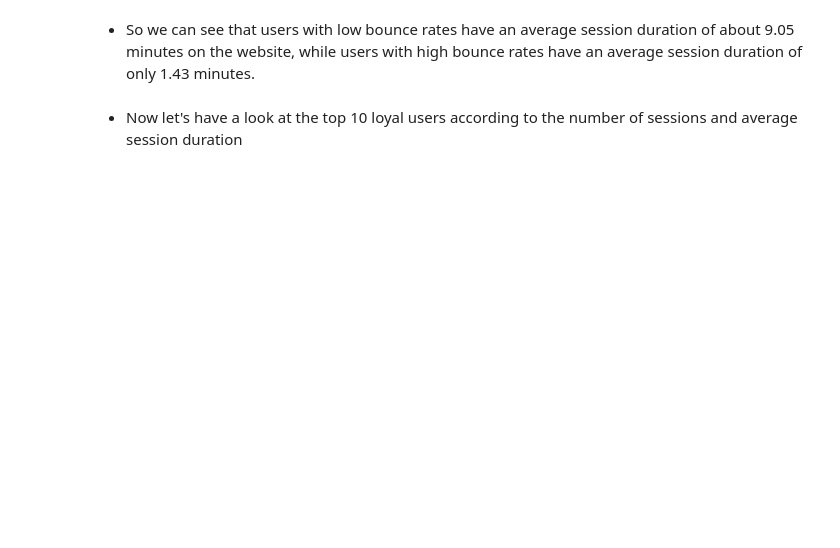
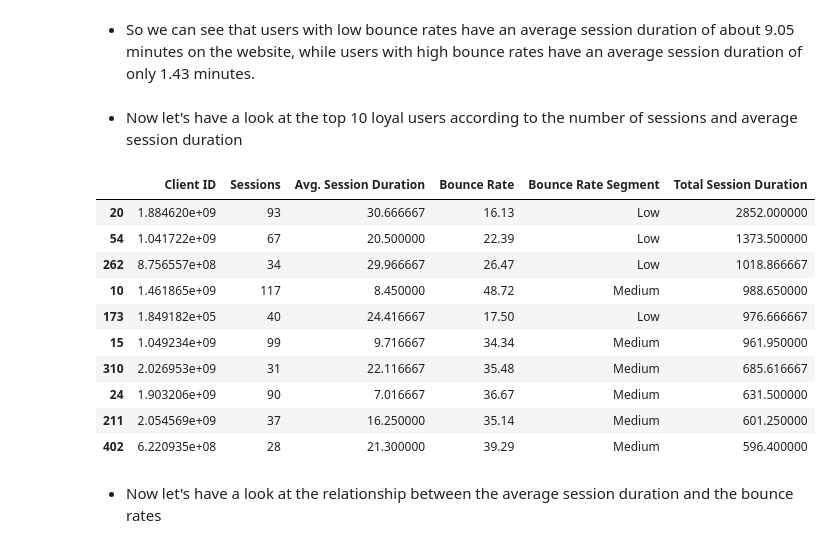
Before and after one commit to NebeyouMusie/Data-Science-Projects, a Jupyter notebook: Data Analytics/User Engagement Analysis/bounce-rate.ipynb, the cells around one changed output. Drawn from its saved outputs; the diff is of its cells as text; code cells hidden in the pictures; blank space fills up the shorter version.

```diff
--- a/Data Analytics/User Engagement Analysis/bounce-rate.ipynb
+++ b/Data Analytics/User Engagement Analysis/bounce-rate.ipynb
@@ -176,3 +176,26 @@ The default of observed=False is deprecated and will be changed to True in a fut
 - So we can see that users with low bounce rates have an average session duration of about 9.05 minutes on the website, while users with high bounce rates have an average session duration of only 1.43 minutes.
 # %% [markdown]
 - Now let's have a look at the top 10 loyal users according to the number of sessions and average session duration
+# %%
+# Calculate the total session duration for each client
+data['Total Session Duration'] = data['Sessions'] * data['Avg. Session Duration']
+
+# Sort the DataFrame bby the total session duration in descending order
+df_sorted = data.sort_values('Total Session Duration', ascending=False)
+
+# The top 10 most loyal users
+df_sorted.head(10)
+# %% [output]
+|  | Client ID | Sessions | Avg. Session Duration | Bounce Rate | Bounce Rate Segment | Total Session Duration |
+| 20 | 1.884620e+09 | 93 | 30.666667 | 16.13 | Low | 2852.000000 |
+| 54 | 1.041722e+09 | 67 | 20.500000 | 22.39 | Low | 1373.500000 |
+| 262 | 8.756557e+08 | 34 | 29.966667 | 26.47 | Low | 1018.866667 |
+| 10 | 1.461865e+09 | 117 | 8.450000 | 48.72 | Medium | 988.650000 |
+| 173 | 1.849182e+05 | 40 | 24.416667 | 17.50 | Low | 976.666667 |
+| 15 | 1.049234e+09 | 99 | 9.716667 | 34.34 | Medium | 961.950000 |
+| 310 | 2.026953e+09 | 31 | 22.116667 | 35.48 | Medium | 685.616667 |
+| 24 | 1.903206e+09 | 90 | 7.016667 | 36.67 | Medium | 631.500000 |
+| 211 | 2.054569e+09 | 37 | 16.250000 | 35.14 | Medium | 601.250000 |
+| 402 | 6.220935e+08 | 28 | 21.300000 | 39.29 | Medium | 596.400000 |
+# %% [markdown]
+- Now let's have a look at the relationship between the average session duration and the bounce rates
```
Also changed, not shown: parts of 4 cells of this notebook, 1 other file.
